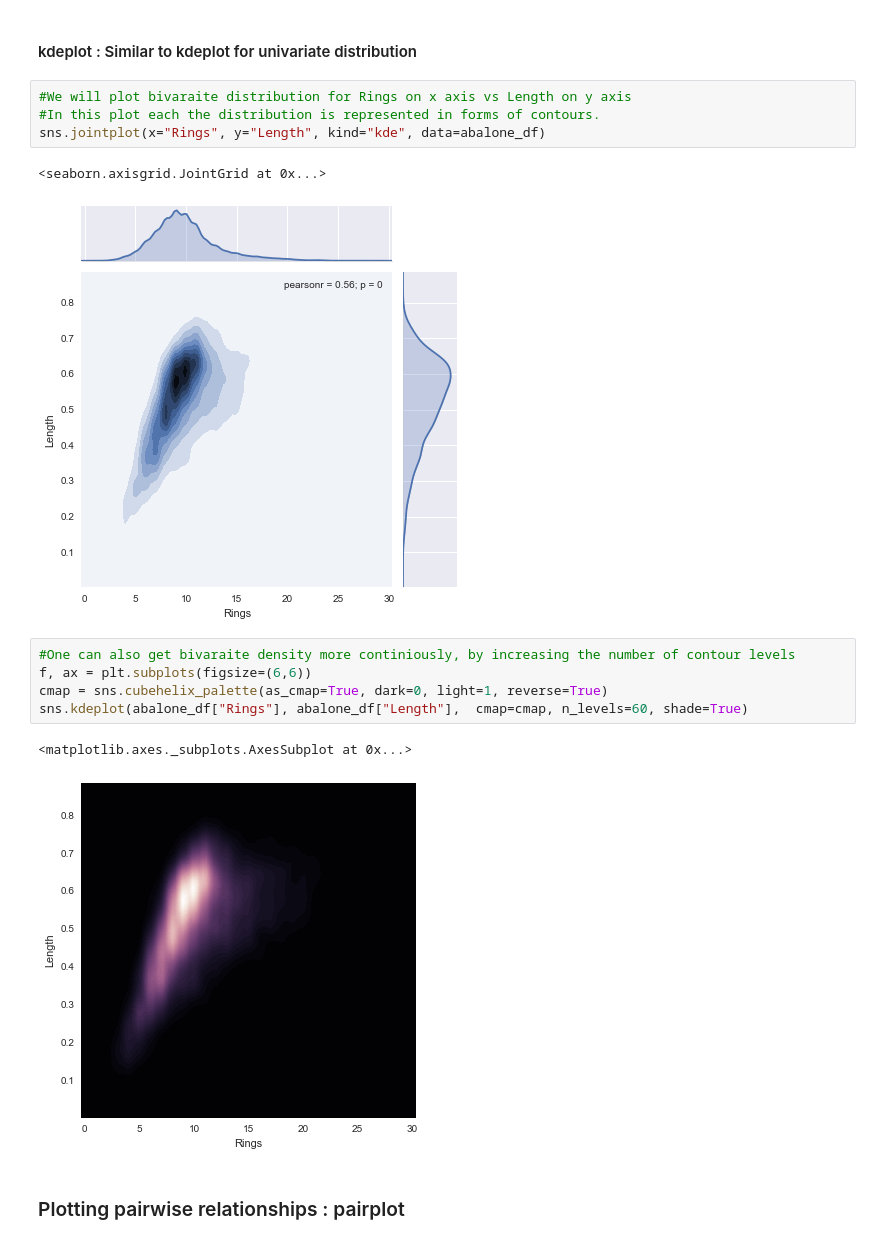
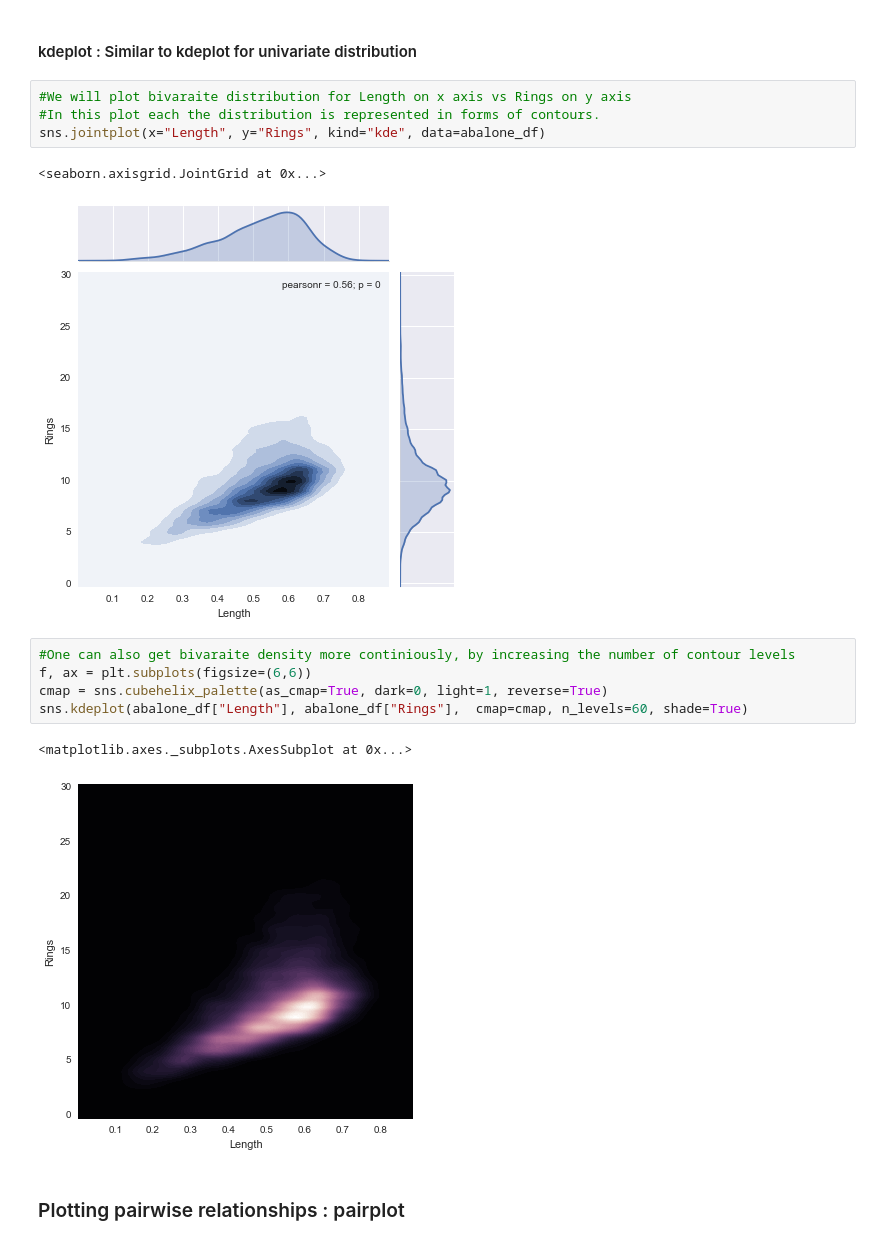
Before and after one commit to VijayDaultani/ml_kernels, a Jupyter notebook: regression/abalone.ipynb, the cells around one changed output. Drawn from its saved outputs; the diff is of its cells as text.

```diff
--- a/regression/abalone.ipynb
+++ b/regression/abalone.ipynb
@@ -85,20 +85,20 @@ with sns.axes_style("white"):
 # %% [markdown]
 #### kdeplot : Similar to kdeplot for univariate distribution
 # %%
-#We will plot bivaraite distribution for Rings on x axis vs Length on y axis
+#We will plot bivaraite distribution for Length on x axis vs Rings on y axis
 #In this plot each the distribution is represented in forms of contours.
-sns.jointplot(x="Rings", y="Length", kind="kde", data=abalone_df)
+sns.jointplot(x="Length", y="Rings", kind="kde", data=abalone_df)
 # %% [output]
 <seaborn.axisgrid.JointGrid at 0x...>
-[figure, old version]
+[figure, new version]
 # %%
 #One can also get bivaraite density more continiously, by increasing the number of contour levels
 f, ax = plt.subplots(figsize=(6,6))
 cmap = sns.cubehelix_palette(as_cmap=True, dark=0, light=1, reverse=True)
-sns.kdeplot(abalone_df["Rings"], abalone_df["Length"],  cmap=cmap, n_levels=60, shade=True)
+sns.kdeplot(abalone_df["Length"], abalone_df["Rings"],  cmap=cmap, n_levels=60, shade=True)
 # %% [output]
 <matplotlib.axes._subplots.AxesSubplot at 0x...>
-[figure, old version]
+[figure, new version]
 # %% [markdown]
 ### Plotting pairwise relationships : pairplot
 # %%
```
Also changed, not shown: parts of 3 cells of this notebook.
